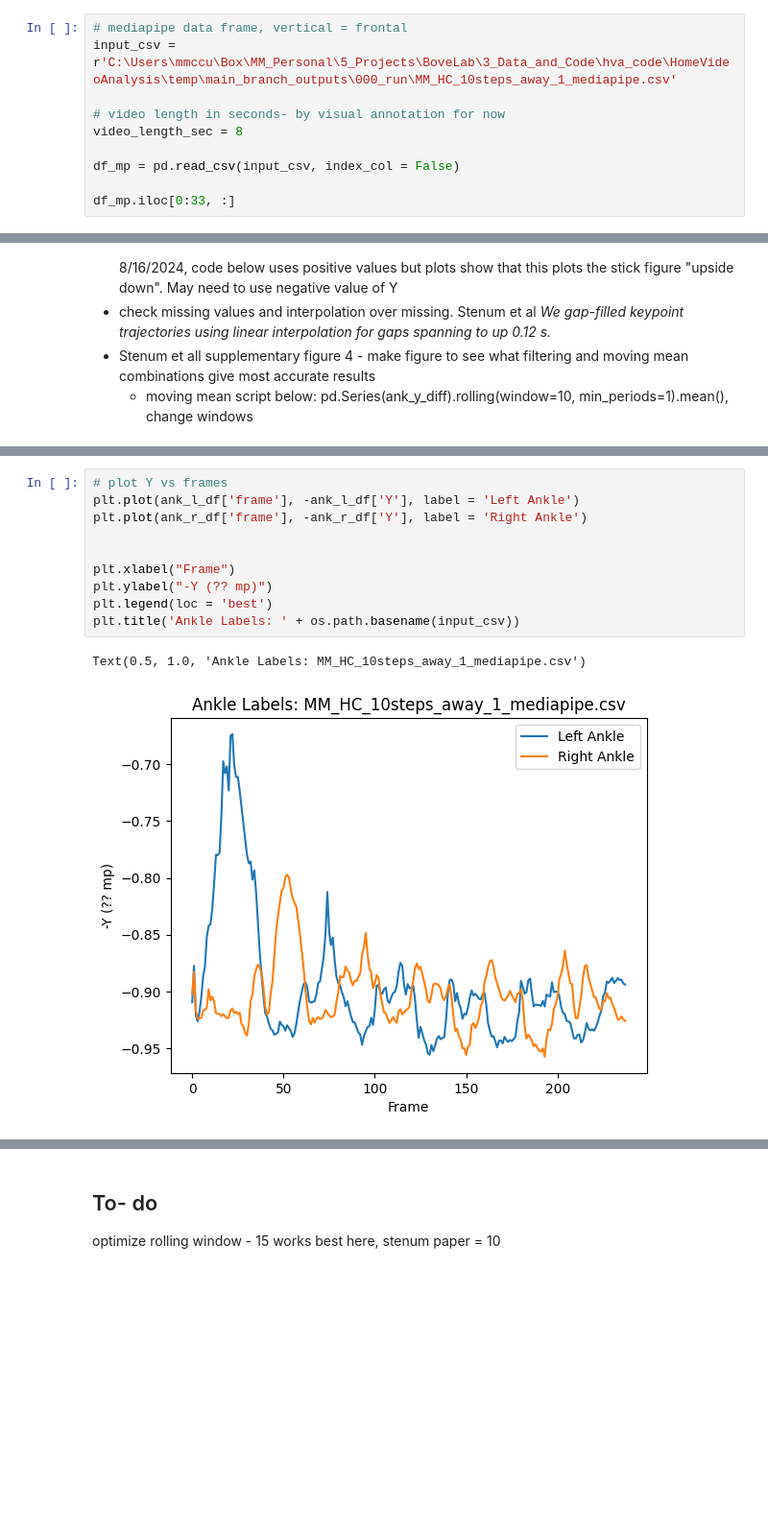
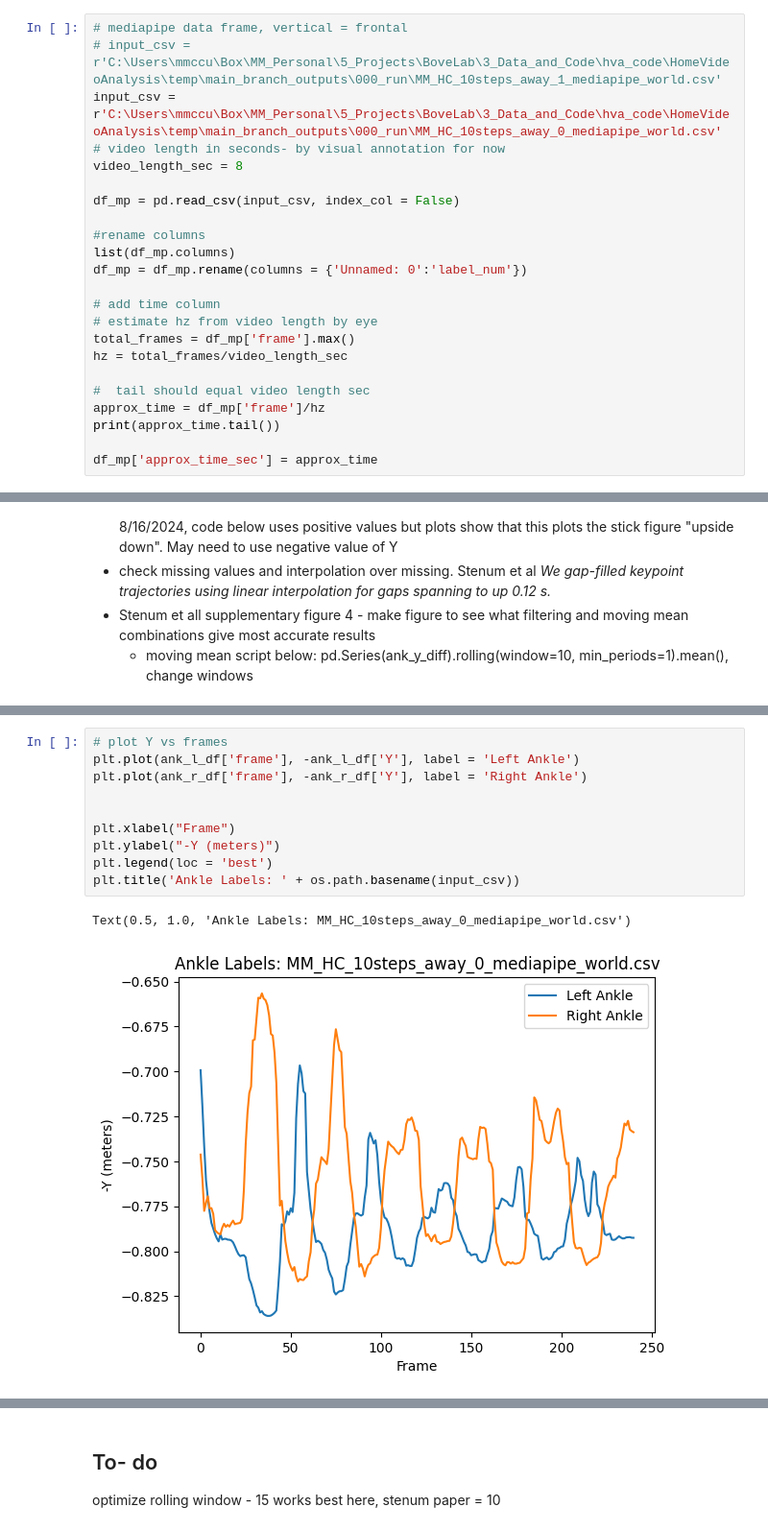
Before and after one commit to UCSF-MSLAB/HomeVideoAnalysis, a Jupyter notebook: megan_sandbox/gait_events/gait_events_vertical.ipynb, the cells around one changed output, grey strips where cells are left out. Shown at 96% size. Saved outputs shown, nothing was run; the diff lists cells and outputs as text; blank space fills up the shorter version.

```diff
--- a/megan_sandbox/gait_events/gait_events_vertical.ipynb
+++ b/megan_sandbox/gait_events/gait_events_vertical.ipynb
@@ -31,12 +32,25 @@ strikes.*
     - can use stenum method to determine optimal filtering and movMean parameters
 # %%
 # mediapipe data frame, vertical = frontal
-input_csv = r'C:\Users\mmccu\Box\MM_Personal\5_Projects\BoveLab\3_Data_and_Code\hva_code\HomeVideoAnalysis\temp\main_branch_outputs\000_run\MM_HC_10steps_away_1_mediapipe.csv'
-
+# input_csv = r'C:\Users\mmccu\Box\MM_Personal\5_Projects\BoveLab\3_Data_and_Code\hva_code\HomeVideoAnalysis\temp\main_branch_outputs\000_run\MM_HC_10steps_away_1_mediapipe_world.csv'
+input_csv = r'C:\Users\mmccu\Box\MM_Personal\5_Projects\BoveLab\3_Data_and_Code\hva_code\HomeVideoAnalysis\temp\main_branch_outputs\000_run\MM_HC_10steps_away_0_mediapipe_world.csv'
 # video length in seconds- by visual annotation for now
 video_length_sec = 8
 
 df_mp = pd.read_csv(input_csv, index_col = False)
 
-df_mp.iloc[0:33, :]
+#rename columns
+list(df_mp.columns)
+df_mp = df_mp.rename(columns = {'Unnamed: 0':'label_num'})
+
+# add time column
+# estimate hz from video length by eye
+total_frames = df_mp['frame'].max()
+hz = total_frames/video_length_sec
+
+#  tail should equal video length sec
+approx_time = df_mp['frame']/hz
+print(approx_time.tail())
+
+df_mp['approx_time_sec'] = approx_time
 # %% [output]
@@ -132,13 +108,13 @@ Text(0.5, 1.0, 'Ankle Labels: MM_HC_10steps_away_1_mediapipe.csv')
 # %%
 # plot Y vs frames
 plt.plot(ank_l_df['frame'], -ank_l_df['Y'], label = 'Left Ankle')
 plt.plot(ank_r_df['frame'], -ank_r_df['Y'], label = 'Right Ankle')
 
 
 plt.xlabel("Frame")
-plt.ylabel("-Y (?? mp)")
+plt.ylabel("-Y (meters)")
 plt.legend(loc = 'best')
 plt.title('Ankle Labels: ' + os.path.basename(input_csv))
 # %% [output]
-Text(0.5, 1.0, 'Ankle Labels: MM_HC_10steps_away_1_mediapipe.csv')
+Text(0.5, 1.0, 'Ankle Labels: MM_HC_10steps_away_0_mediapipe_world.csv')
-[figure, old version]
+[figure, new version]
```
Also changed, not shown: parts of 38 cells of this notebook.
